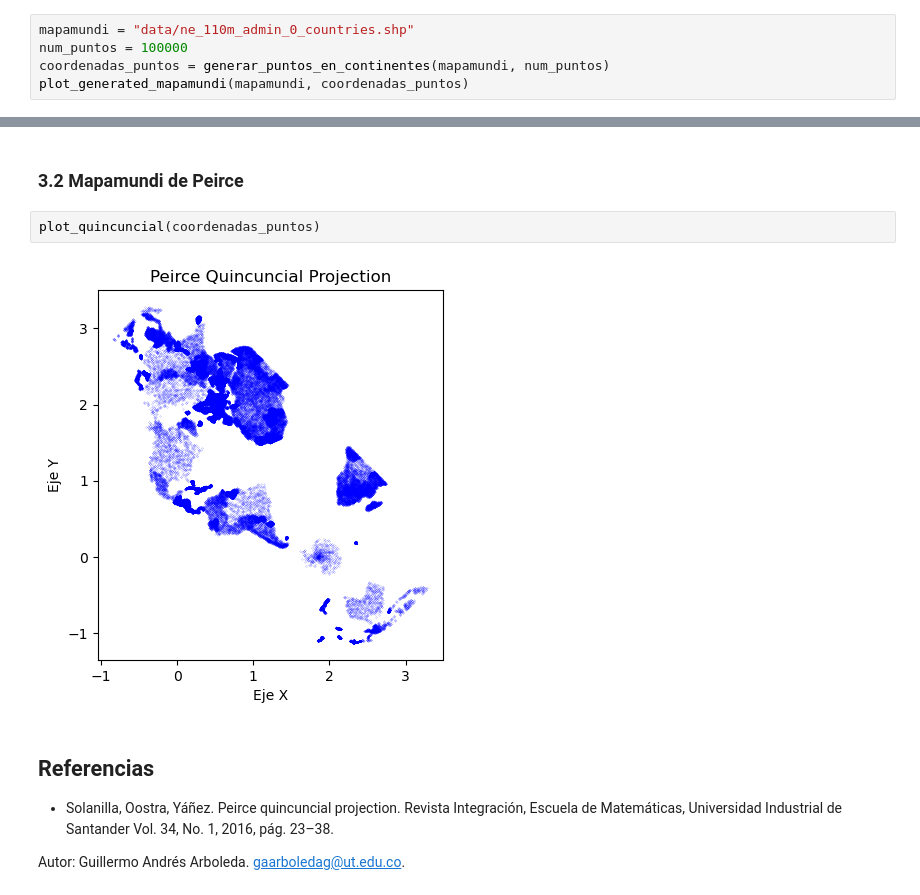
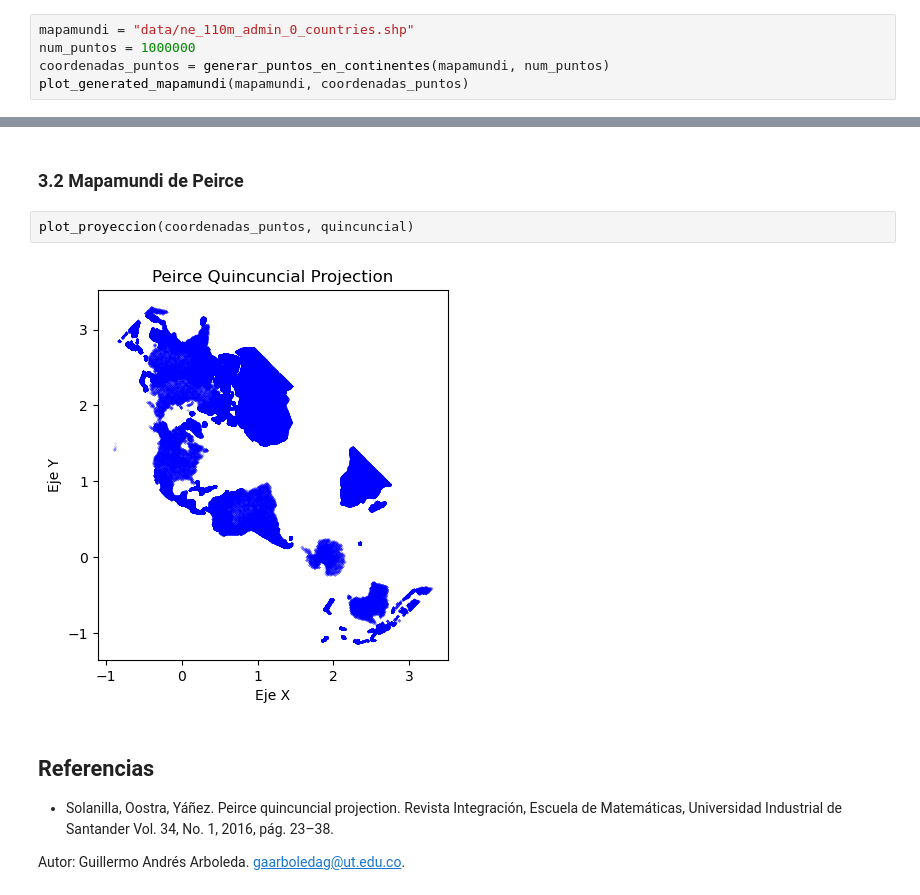
Before and after one commit to gaarboledag/N-uncial-Projection-Numeric-Implementation, a Jupyter notebook: Quincuncial Proyection.ipynb, the cells around one changed output, grey strips where cells are left out. Cells and saved outputs as stored; diff of their text form.

```diff
--- a/Quincuncial Proyection.ipynb
+++ b/Quincuncial Proyection.ipynb
@@ -35,7 +35,7 @@ plot_esfera(meridianos, paralelos)
 ### 2.2 Mapamundi
 # %%
 mapamundi = "data/ne_110m_admin_0_countries.shp"
-num_puntos = 100000
+num_puntos = 1000000
 coordenadas_puntos = generar_puntos_en_continentes(mapamundi, num_puntos)
 plot_generated_mapamundi(mapamundi, coordenadas_puntos)
 # %% [output]
@@ -50,9 +50,9 @@ plot_coord_quinc(meridianos, paralelos)
 # %% [markdown]
 ### 3.2 Mapamundi de Peirce
 # %%
-plot_quincuncial(coordenadas_puntos)
+plot_proyeccion(coordenadas_puntos, quincuncial)
 # %% [output]
-[figure, old version]
+[figure, new version]
 # %% [markdown]
 ## Referencias
 
```
Also changed, not shown: parts of 3 cells of this notebook, 4 other files.
